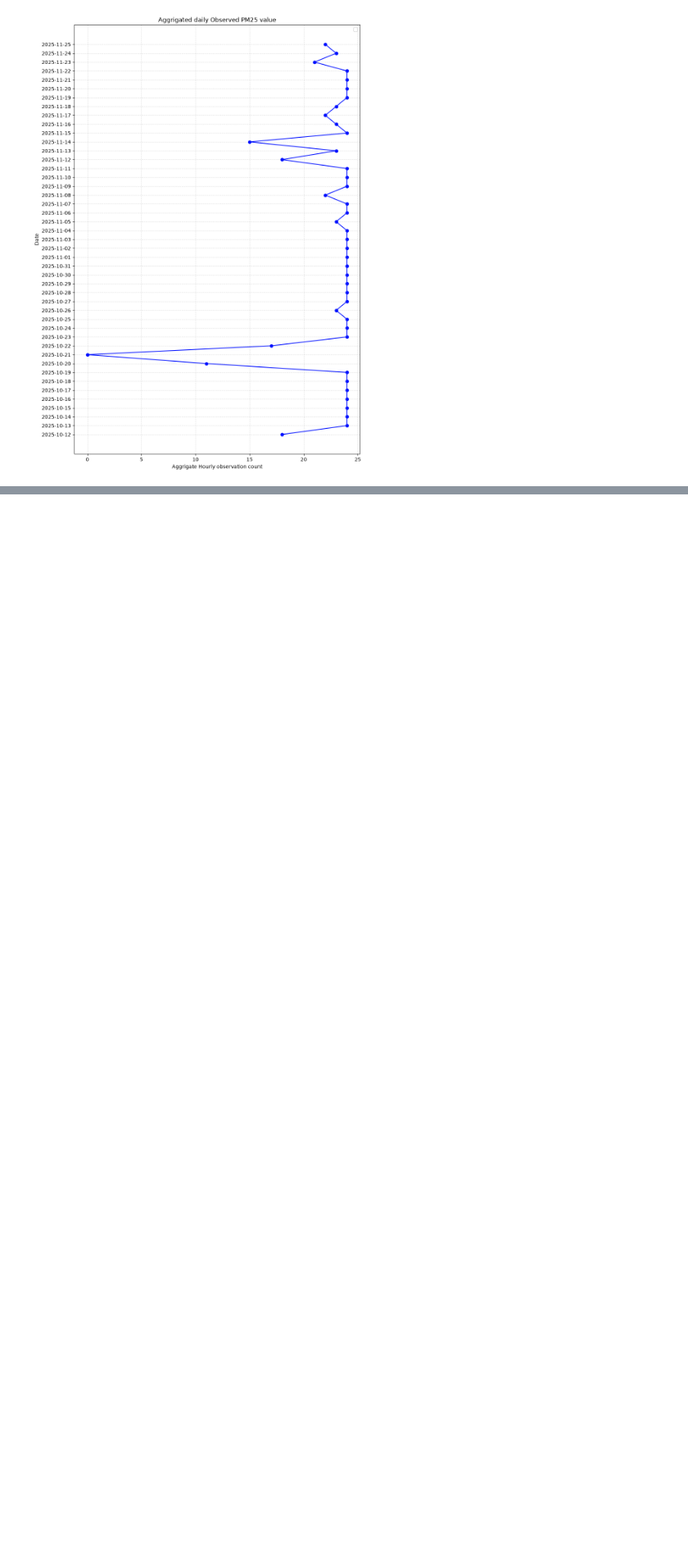
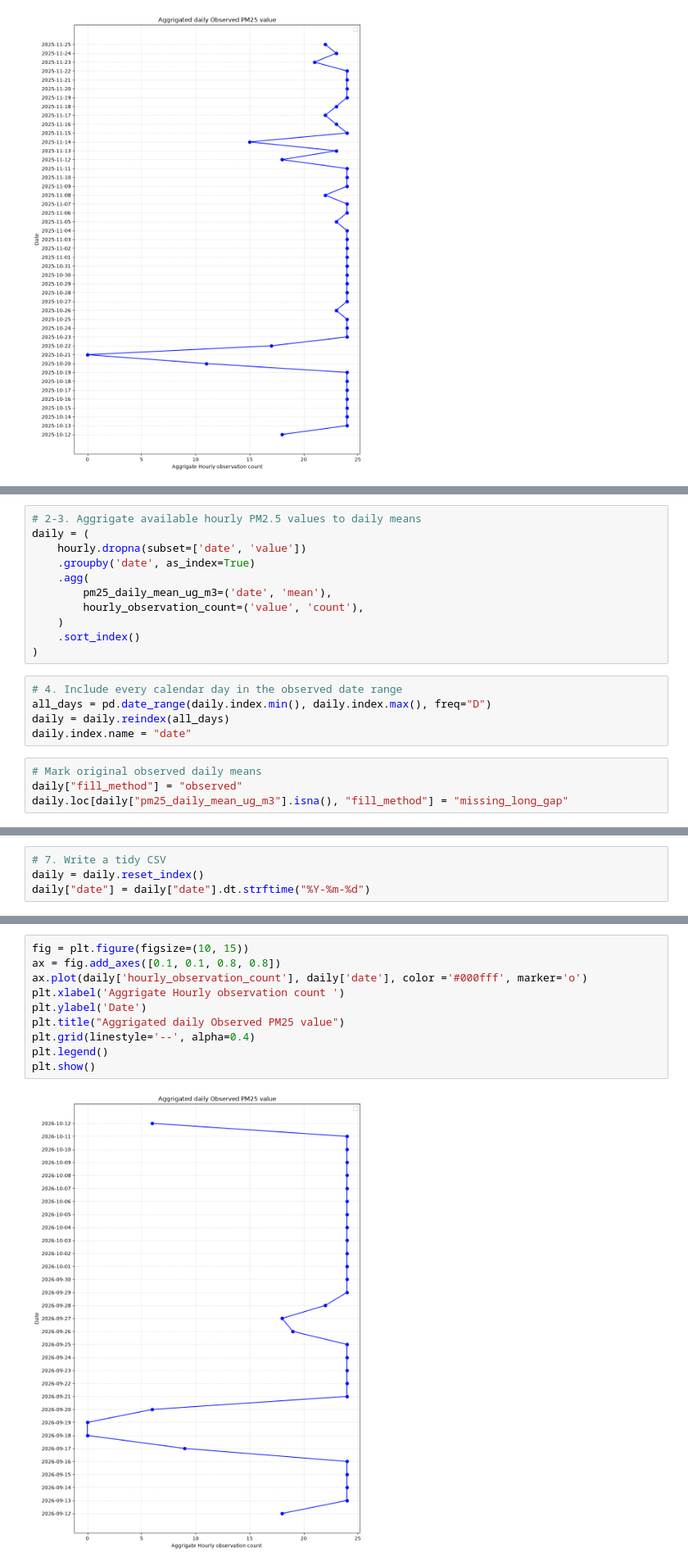
Before and after one commit to Laxmination/Kathmandu-PM2.5-Forecasting, a Jupyter notebook: pm25/Handigaun data analysis.ipynb, the cells around one changed output, grey strips where cells are left out. Shown at 82% size. Saved outputs shown, nothing was run; the diff lists cells and outputs as text; blank space fills up the shorter version.

Commit message:
Handigaun last 30 days data analysis and visualize

```diff
--- a/pm25/Handigaun data analysis.ipynb
+++ b/pm25/Handigaun data analysis.ipynb
@@ -145,0 +187,20 @@ plt.show()
+# %%
+# 2-3. Aggrigate available hourly PM2.5 values to daily means
+daily = (
+    hourly.dropna(subset=['date', 'value'])
+    .groupby('date', as_index=True)
+    .agg(
+        pm25_daily_mean_ug_m3=('date', 'mean'),
+        hourly_observation_count=('value', 'count'),
+    )
+    .sort_index()
+)
+# %%
+# 4. Include every calendar day in the observed date range
+all_days = pd.date_range(daily.index.min(), daily.index.max(), freq="D")
+daily = daily.reindex(all_days)
+daily.index.name = "date"
+# %%
+# Mark original observed daily means
+daily["fill_method"] = "observed"
+daily.loc[daily["pm25_daily_mean_ug_m3"].isna(), "fill_method"] = "missing_long_gap"
@@ -145,0 +241,4 @@ plt.show()
+# %%
+# 7. Write a tidy CSV
+daily = daily.reset_index()
+daily["date"] = daily["date"].dt.strftime("%Y-%m-%d")
@@ -145,0 +271,12 @@ plt.show()
+# %%
+fig = plt.figure(figsize=(10, 15))
+ax = fig.add_axes([0.1, 0.1, 0.8, 0.8])
+ax.plot(daily['hourly_observation_count'], daily['date'], color ='#000fff', marker='o')
+plt.xlabel('Aggrigate Hourly observation count ')
+plt.ylabel('Date')
+plt.title("Aggrigated daily Observed PM25 value")
+plt.grid(linestyle='--', alpha=0.4)
+plt.legend()
+plt.show()
+# %% [output]
+[figure, added]
```
Also changed, not shown: parts of 7 cells of this notebook, 1 other file.
